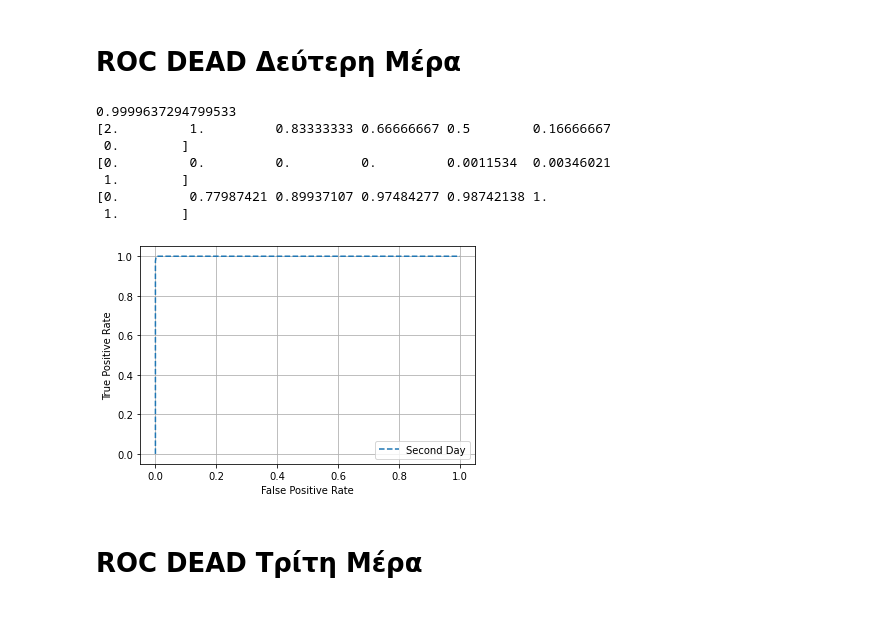
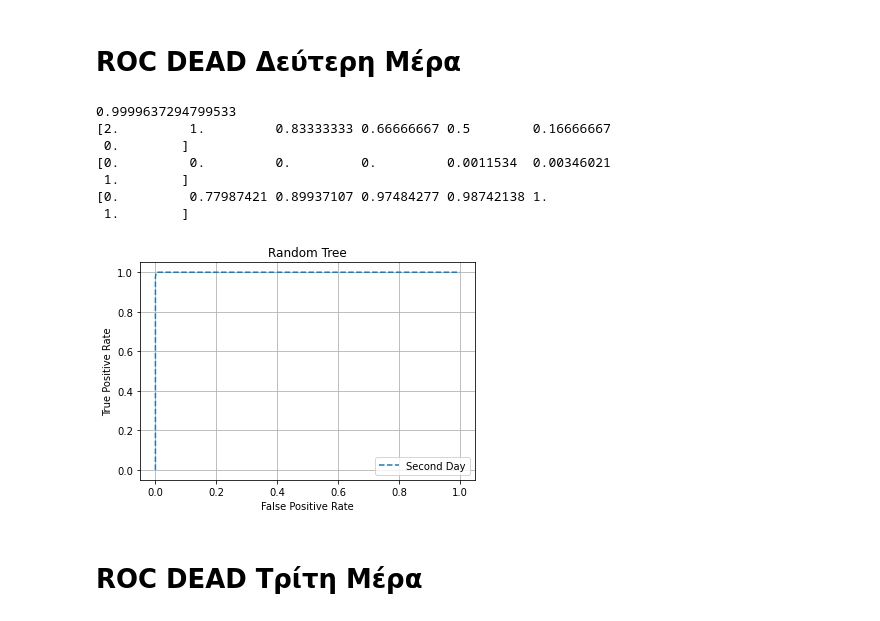
Before and after one commit to DimopDim/MimicIV, a Jupyter notebook: New_Code/07_05_ROC_Random_Tree.ipynb, the cells around one changed output. Saved outputs shown, nothing was run; the diff lists cells and outputs as text; code cells hidden in the pictures.

```diff
--- a/New_Code/07_05_ROC_Random_Tree.ipynb
+++ b/New_Code/07_05_ROC_Random_Tree.ipynb
@@ -225,25 +235,27 @@ pyplot.show()
 # %%
 print(roc_auc_score(ground_truth_dead2, prob_dead2))
 fpr_dead2, tpr_dead2, thresholds_dead2 = roc_curve(ground_truth_dead2, prob_dead2)
 pyplot.plot(fpr_dead2, tpr_dead2, linestyle='--', label='Second Day')
 
 pyplot.xlabel('False Positive Rate') # Εκτυπώνει τον τίτλο του Χ
 pyplot.ylabel('True Positive Rate') # Εκτυπώνει τον τίτλο του Υ
 pyplot.legend() #Εκτυπώνει το label
 pyplot.grid(True) # Εκτυπώνει τα τετράγωνα
+pyplot.title("Random Tree")
+
 print(thresholds_dead2)
 print(fpr_dead2)
 print(tpr_dead2)
 pyplot.show()
 # %% [output]
 0.9999637294799533
 [2.         1.         0.83333333 0.66666667 0.5        0.16666667
  0.        ]
 [0.         0.         0.         0.         0.0011534  0.00346021
  1.        ]
 [0.         0.77987421 0.89937107 0.97484277 0.98742138 1.
  1.        ]
-[figure, old version]
+[figure, new version]
 # %% [markdown]
 # ROC DEAD Τρίτη Μέρα
 # %%
```
Also changed, not shown: parts of 9 cells of this notebook.
